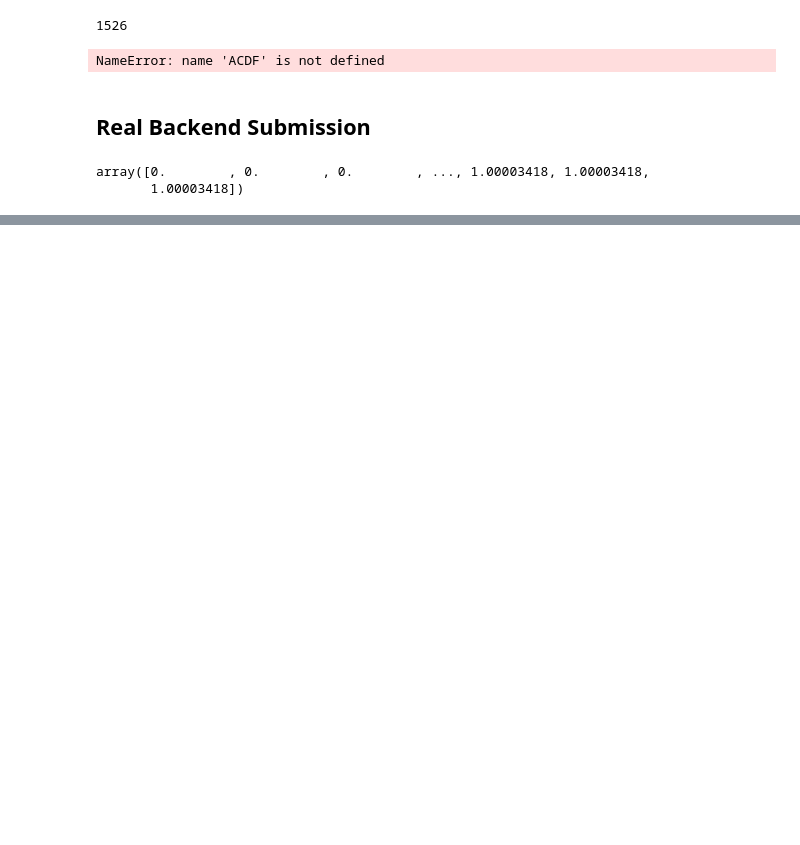
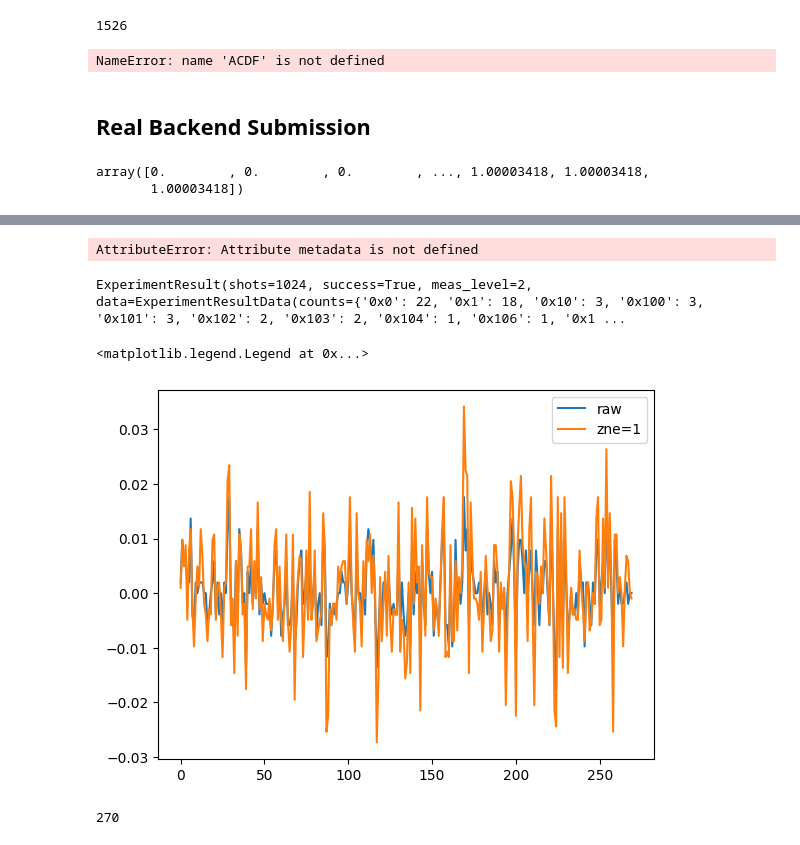
Before and after one commit to Dran-Z/QHack2023-SunnyDelft, a Jupyter notebook: HA-Qiskit.ipynb, the cells around one changed output, grey strips where cells are left out. Drawn from its saved outputs; the diff is of its cells as text; code cells hidden in the pictures; blank space fills up the shorter version.

```diff
--- a/HA-Qiskit.ipynb
+++ b/HA-Qiskit.ipynb
@@ -168,7 +166,7 @@ def fh_evolution_para(N_sites, theta_para, gamma_para, step, to_gate=True):
 # %%
 def initial_state_prep(N_sites, initial_state_symmetry=True, to_gate=True):
 
-    qr = QuantumRegister(2*N_sites,'qr')
+    qr = QuantumRegister(2*N_sites,'q')
     qc = QuantumCircuit(qr)
 
     if initial_state_symmetry:
@@ -193,7 +191,7 @@ def initial_state_prep(N_sites, initial_state_symmetry=True, to_gate=True):
 # %%
 def get_new_Hadamard_circuit(N_sites, t, U, tau, j, step, initial_state_symmetry=True,test_type='real'):
 
-    qr = QuantumRegister(2*N_sites+2,'qr')
+    qr = QuantumRegister(2*N_sites+2,'q')
     qc = QuantumCircuit(qr)
 
     qc.h([0,1])
@@ -602,0 +718,8 @@ circ_list_extrapo2 = get_circuit_list_to_run(N_sites=N_sites,t=1,U=4,tau=tau,ste
+# %%
+measurement_error_mitigation(job_real)
+# %% [output]
+AttributeError: Attribute metadata is not defined
+# %%
+job_real.result().results[0]
+# %% [output]
+ExperimentResult(shots=1024, success=True, meas_level=2, data=ExperimentResultData(counts={'0x0': 22, '0x1': 18, '0x10': 3, '0x100': 3, '0x101': 3, '0x102': 2, '0x103': 2, '0x104': 1, '0x106': 1, '0x1 ...
@@ -602,0 +750,17 @@ circ_list_extrapo2 = get_circuit_list_to_run(N_sites=N_sites,t=1,U=4,tau=tau,ste
+# %%
+Z_list = get_Z_list_from_job(job_real=job_real, job_imag = job_imag)
+Z_list_1 = get_Z_list_from_job(job_real=job_real_1, job_imag = job_imag_1)
+Z_list_2 = get_Z_list_from_job(job_real=job_real_2, job_imag=job_imag_2)
+# %%
+plt.plot(np.array(Z_list).imag,label='raw')
+#plt.plot(np.array(Z_list_1).real,label='extrapo=1')
+#plt.plot(np.array(Z_list_2).real, label='extrapo=2')
+plt.plot(1.5*np.array(Z_list).imag-0.5*np.array(Z_list_1).imag,label='zne=1')
+plt.legend()
+# %% [output]
+<matplotlib.legend.Legend at 0x...>
+[figure, added]
+# %%
+len(Z_list)
+# %% [output]
+270
```
Also changed, not shown: parts of 13 cells of this notebook, 10 other files.
